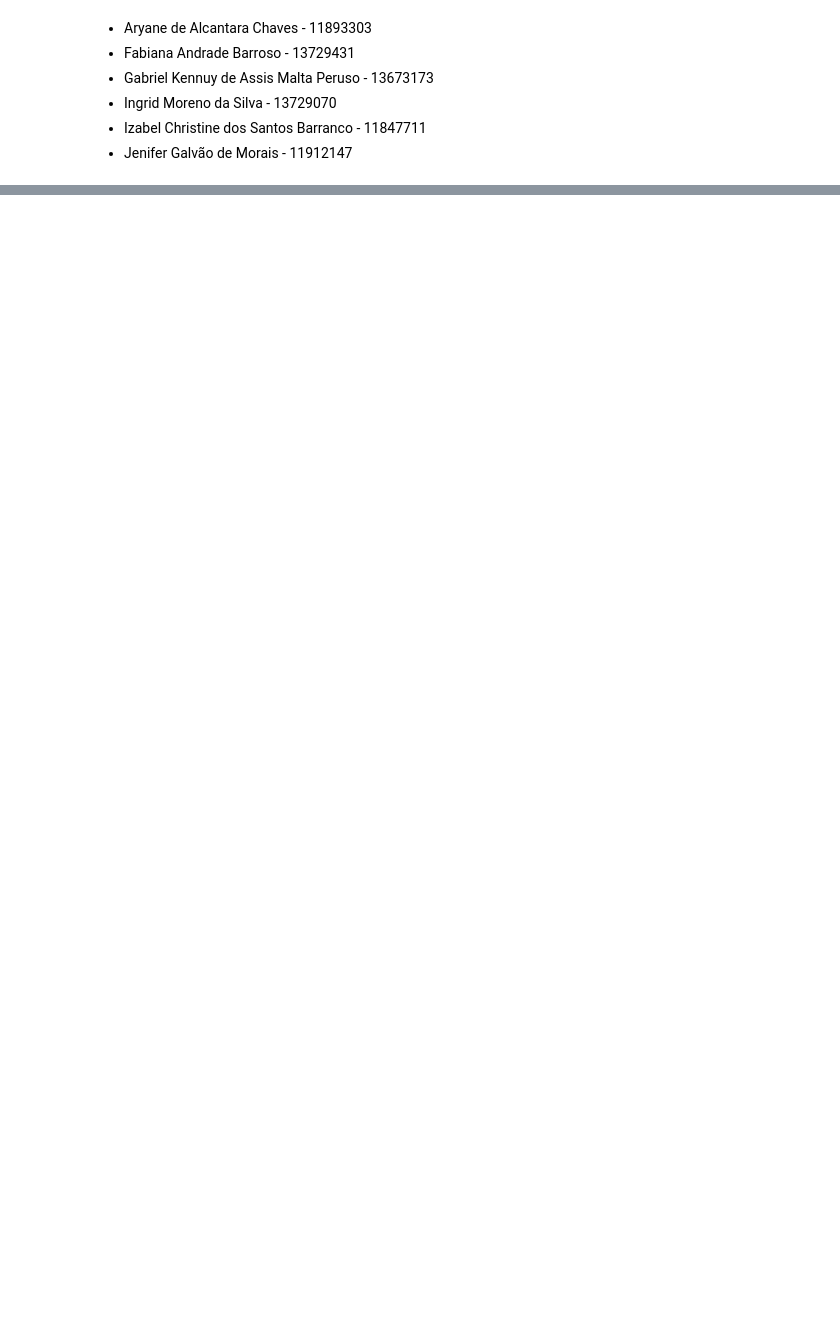
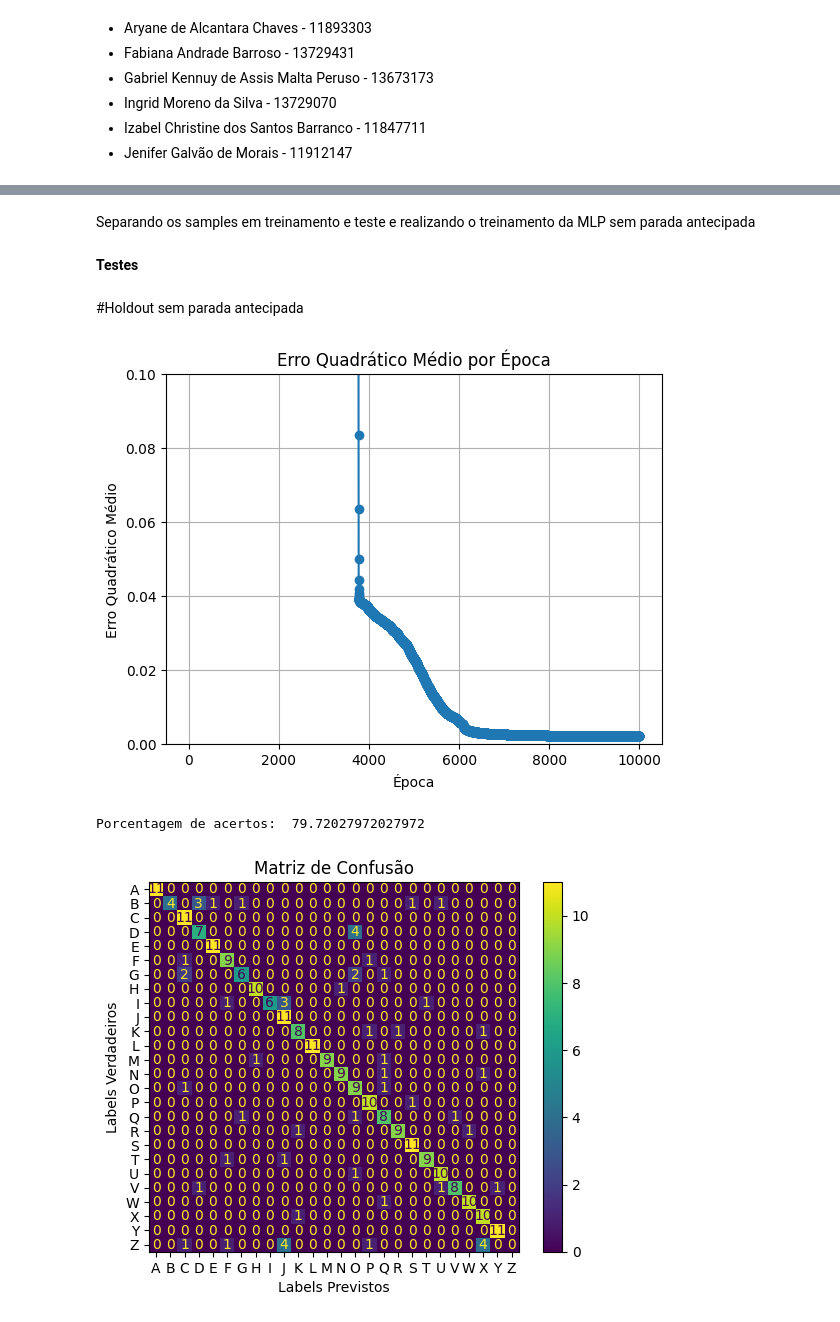
Before and after one commit to IngridMoreno12/projeto_IA, a Jupyter notebook: main.ipynb, the cells around one changed output, grey strips where cells are left out. Saved outputs shown, nothing was run; the diff lists cells and outputs as text; code cells hidden in the pictures; blank space fills up the shorter version.

```diff
--- a/main.ipynb
+++ b/main.ipynb
@@ -275,0 +17,8 @@ def save_error_by_epoch(error, epoch):
+# %%
+tamanho_camada_entrada = 120
+tamanho_camada_escondida = 73 #regra do ponto médio
+tamanho_camada_saida = 26
+learning_rate = 0.01
+epocas = 10000
+n_splits = 5  # Número de folds para a validação cruzada
+paciencia = 100  # Número de épocas para esperar por uma melhoria
@@ -275,0 +239,2 @@ def save_error_by_epoch(error, epoch):
+# %% [markdown]
+Separando os samples em treinamento e teste e realizando o treinamento da MLP sem parada antecipada
@@ -275,0 +266,36 @@ def save_error_by_epoch(error, epoch):
+# %% [markdown]
+**Testes**
+# %% [markdown]
+#Holdout sem parada antecipada
+# %%
+def teste_holdout(tamanho_camada_escondida, learning_rate, epocas):
+    # Chama o método separa_samples para obter a MLP treinada e os dados de teste
+    mlp, x_teste, y_teste = separa_samples(tamanho_camada_escondida, learning_rate, epocas)
+
+    # Passando os dados de teste pela MLP para obter previsões
+    previsoes_teste = mlp.feedforward(x_teste)
+
+    # Recuperando os rótulos originais dos dados de teste
+    rotulos_teste_originais = np.argmax(y_teste, axis=1)
+
+    acertos = 0
+    for i in range(len(previsoes_teste)):
+        saida_a = np.argmax(previsoes_teste[i])
+        esperado = np.argmax(y_teste[i])
+        if saida_a == esperado:
+            acertos += 1
+
+    porcentagem_acertos = (acertos / len(previsoes_teste)) * 100
+
+    print('Porcentagem de acertos: ', porcentagem_acertos)
+
+    rotulos_teste_originais = np.argmax(y_teste, axis=1)
+    previsoes_teste_labels = np.argmax(previsoes_teste, axis=1)
+
+    plota_matriz_confusao(rotulos_teste_originais, previsoes_teste_labels)
+
+teste_holdout(tamanho_camada_escondida, learning_rate, epocas)
+# %% [output]
+[figure, added]
+Porcentagem de acertos:  79.72027972027972
+[figure, added]
```
Also changed, not shown: parts of 35 cells of this notebook.
